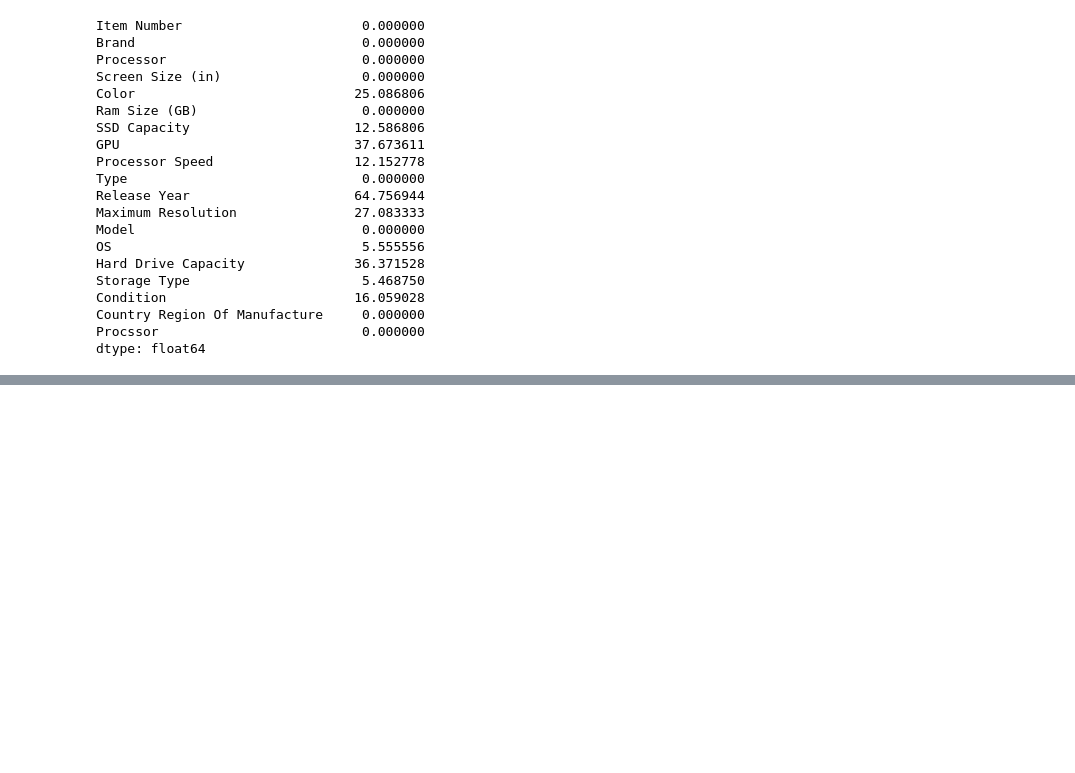
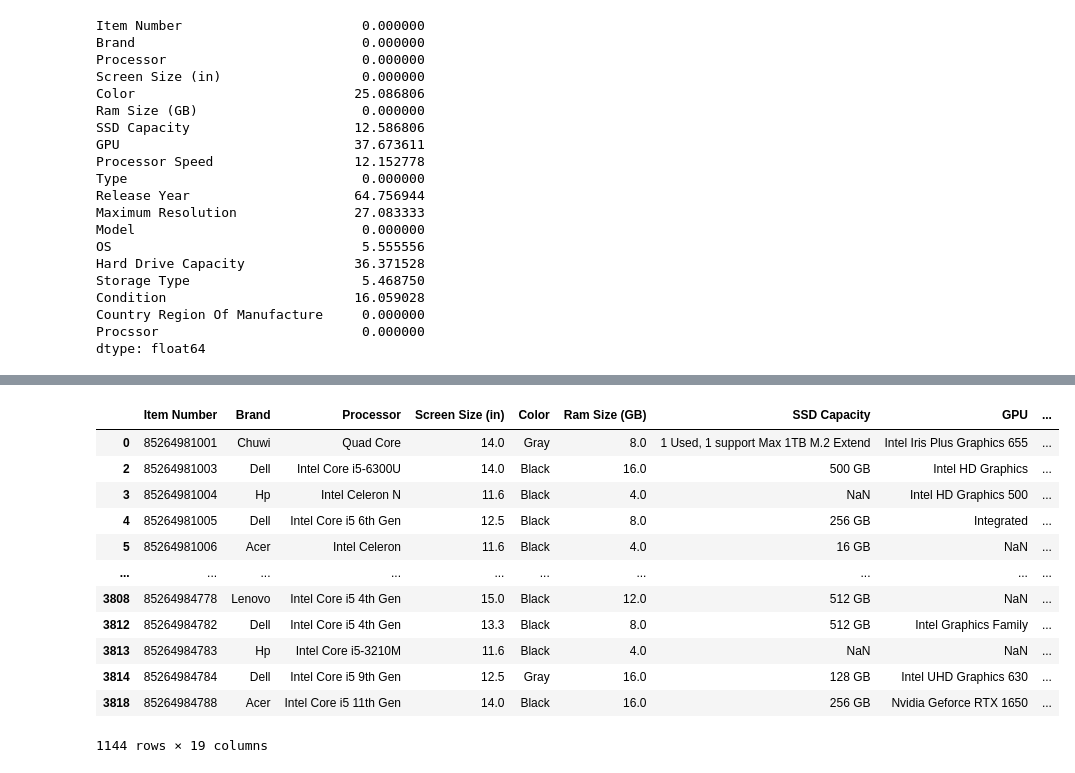
Before and after one commit to TomRush20/Data-Management, a Jupyter notebook: Ebay Data Analysis.ipynb, the cells around one changed output, grey strips where cells are left out. Cells and saved outputs as stored; diff of their text form; code cells hidden in the pictures; blank space fills up the shorter version.

Commit message:
Color + Storage Type Half

```diff
--- a/Ebay Data Analysis.ipynb
+++ b/Ebay Data Analysis.ipynb
@@ -808,3 +812,31 @@ Condition                        16.059028
 Country Region Of Manufacture     0.000000
 Procssor                          0.000000
 dtype: float64
+# %%
+ebay_df['Color'] = ebay_df['Color'].str.title()
+ebay_df['Color'] = ebay_df['Color'].str.strip()
+
+ebay_df['Color'] = ebay_df['Color'].fillna('Black')
+
+ebay_df['Color'] = ebay_df['Color'].replace(to_replace=['Gray, Granite Gray', 'Grey/Black', 'Arctic Grey', 'Dark Grey', 'Grey',
+                                                        'Gray And Black', 'Cloud Grey', 'Mineral Grey', 'Charcoal Gray',
+                                                        'Gray, Platinum Silver'], value='Gray')
+
+ebay_df['Color'] = ebay_df['Color'].replace(to_replace=['Natural Silver', 'Mica Silver', 'Silver, Metallic Silver', 'Silver/Black',
+                                                        'Silver, Platinum Silver', 'Silver + Black', 'Pure Silver', 'Black / Silver'],
+                                                        value='Silver')
+
+ebay_df['Color'] = ebay_df['Color'].replace(to_replace=['Carbon Black', 'Black/Gray', 'Black/ Blue / Sandtone / Platinum',
+                                                        'Dark Metallic Moon'], value='Black')
+
+ebay_df['Color'] = ebay_df['Color'].replace(to_replace=['Dark Brown'], value='Brown')
+
+ebay_df['Color'] = ebay_df['Color'].replace(to_replace=['Steam Blue', 'Abyss Blue'], value='Blue')
+
+ebay_df = ebay_df[ebay_df['Color'] != 'Multi']
+ebay_df = ebay_df[ebay_df['Color'] != 'Multicolor']
+ebay_df = ebay_df[ebay_df['Color'] != 'See Pictures']
+ebay_df = ebay_df[ebay_df['Color'] != 'Immaculate']
+ebay_df = ebay_df[ebay_df['Color'] != 'Standard']
+
+ebay_df['Color'].unique()
@@ -810,0 +870,16 @@ dtype: float64
+# %%
+ebay_df
+# %% [output]
+|  | Item Number | Brand | Processor | Screen Size (in) | Color | Ram Size (GB) | SSD Capacity | GPU | ... |
+| 0 | 85264981001 | Chuwi | Quad Core | 14.0 | Gray | 8.0 | 1 Used, 1 support Max 1TB M.2 Extend | Intel Iris Plus Graphics 655 | ... |
+| 2 | 85264981003 | Dell | Intel Core i5-6300U | 14.0 | Black | 16.0 | 500 GB | Intel HD Graphics | ... |
+| 3 | 85264981004 | Hp | Intel Celeron N | 11.6 | Black | 4.0 | NaN | Intel HD Graphics 500 | ... |
+| 4 | 85264981005 | Dell | Intel Core i5 6th Gen | 12.5 | Black | 8.0 | 256 GB | Integrated | ... |
+| 5 | 85264981006 | Acer | Intel Celeron | 11.6 | Black | 4.0 | 16 GB | NaN | ... |
+| ... | ... | ... | ... | ... | ... | ... | ... | ... | ... |
+| 3808 | 85264984778 | Lenovo | Intel Core i5 4th Gen | 15.0 | Black | 12.0 | 512 GB | NaN | ... |
+| 3812 | 85264984782 | Dell | Intel Core i5 4th Gen | 13.3 | Black | 8.0 | 512 GB | Intel Graphics Family | ... |
+| 3813 | 85264984783 | Hp | Intel Core i5-3210M | 11.6 | Black | 4.0 | NaN | NaN | ... |
+| 3814 | 85264984784 | Dell | Intel Core i5 9th Gen | 12.5 | Gray | 16.0 | 128 GB | Intel UHD Graphics 630 | ... |
+| 3818 | 85264984788 | Acer | Intel Core i5 11th Gen | 14.0 | Black | 16.0 | 256 GB | Nvidia Geforce RTX 1650 | ... |
+1144 rows × 19 columns
```
Also changed, not shown: parts of 4 cells of this notebook.
